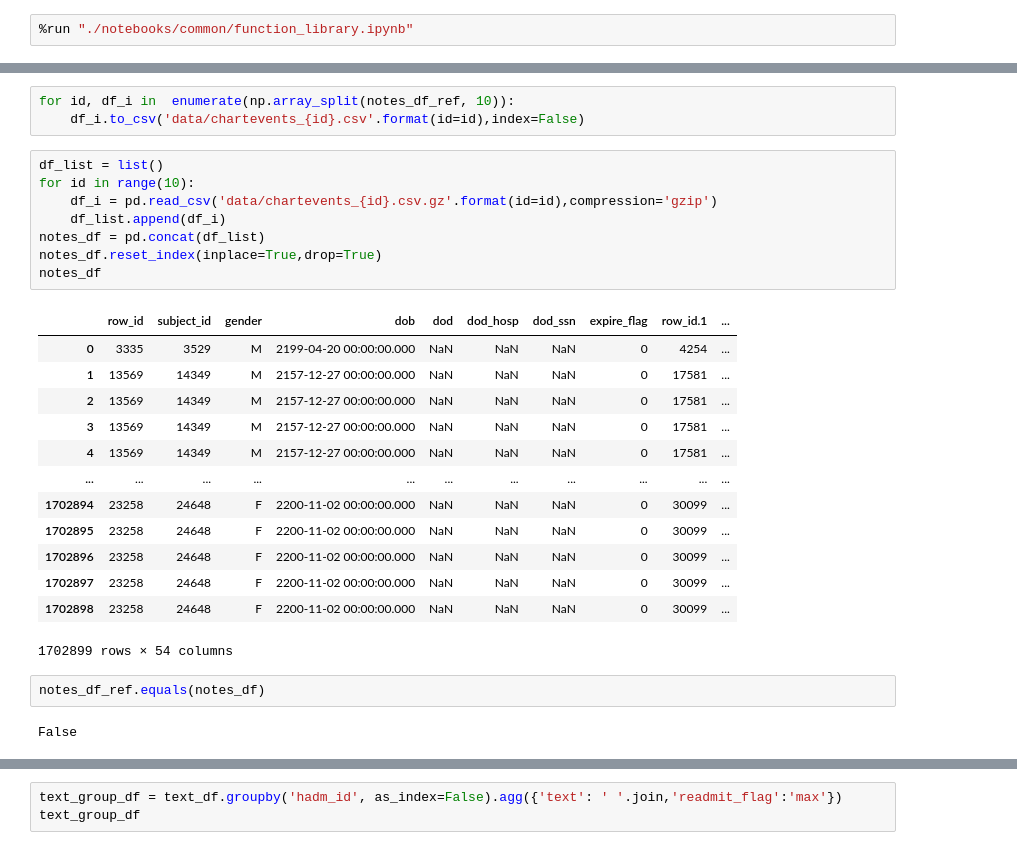
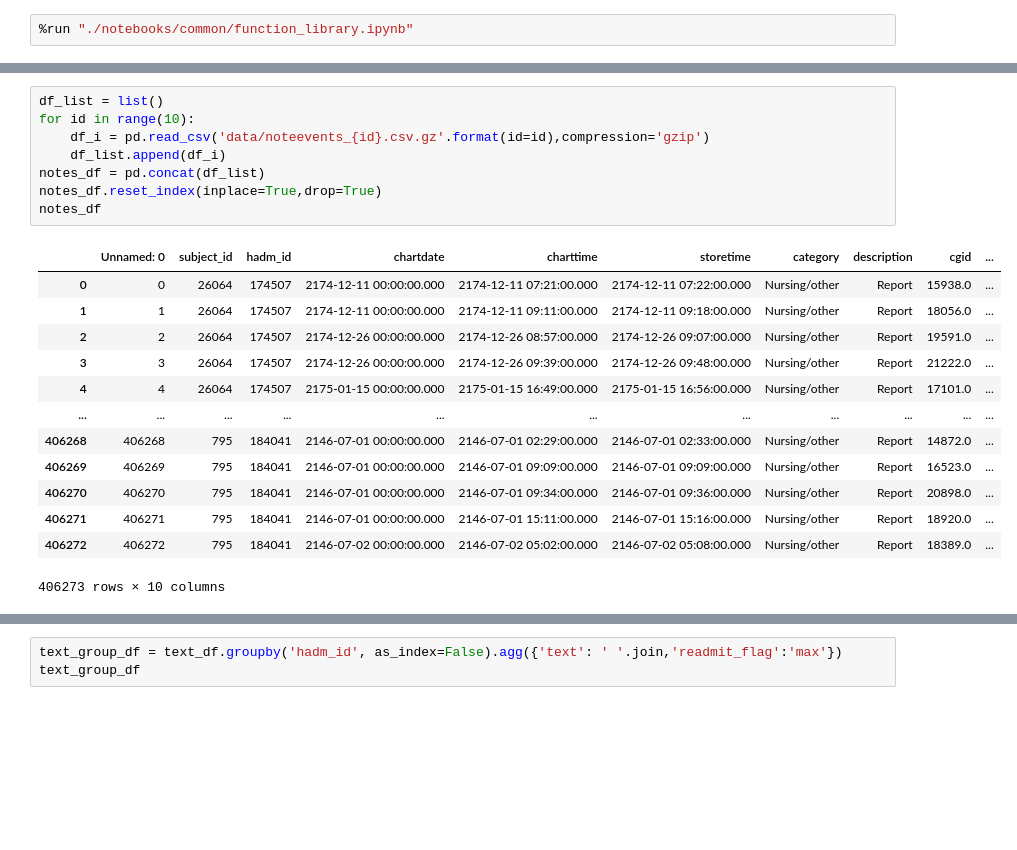
Before and after one commit to ggray15/jhach_cpdsam_symposium_workshop, a Jupyter notebook: notebooks/step_2_text_data/data_prep_text.ipynb, the cells around one changed output, grey strips where cells are left out. Drawn from its saved outputs; the diff is of its cells as text; blank space fills up the shorter version.

```diff
--- a/notebooks/step_2_text_data/data_prep_text.ipynb
+++ b/notebooks/step_2_text_data/data_prep_text.ipynb
@@ -79,32 +63,25 @@ notes_df_ref
-# %%
-for id, df_i in  enumerate(np.array_split(notes_df_ref, 10)):
-    df_i.to_csv('data/chartevents_{id}.csv'.format(id=id),index=False)
 # %%
 df_list = list()
 for id in range(10):
-    df_i = pd.read_csv('data/chartevents_{id}.csv.gz'.format(id=id),compression='gzip')
+    df_i = pd.read_csv('data/noteevents_{id}.csv.gz'.format(id=id),compression='gzip')
     df_list.append(df_i)
 notes_df = pd.concat(df_list)
 notes_df.reset_index(inplace=True,drop=True)
 notes_df
 # %% [output]
-|  | row_id | subject_id | gender | dob | dod | dod_hosp | dod_ssn | expire_flag | row_id.1 | ... |
-| 0 | 3335 | 3529 | M | 2199-04-20 00:00:00.000 | NaN | NaN | NaN | 0 | 4254 | ... |
-| 1 | 13569 | 14349 | M | 2157-12-27 00:00:00.000 | NaN | NaN | NaN | 0 | 17581 | ... |
-| 2 | 13569 | 14349 | M | 2157-12-27 00:00:00.000 | NaN | NaN | NaN | 0 | 17581 | ... |
-| 3 | 13569 | 14349 | M | 2157-12-27 00:00:00.000 | NaN | NaN | NaN | 0 | 17581 | ... |
-| 4 | 13569 | 14349 | M | 2157-12-27 00:00:00.000 | NaN | NaN | NaN | 0 | 17581 | ... |
+|  | Unnamed: 0 | subject_id | hadm_id | chartdate | charttime | storetime | category | description | cgid | ... |
+| 0 | 0 | 26064 | 174507 | 2174-12-11 00:00:00.000 | 2174-12-11 07:21:00.000 | 2174-12-11 07:22:00.000 | Nursing/other | Report | 15938.0 | ... |
+| 1 | 1 | 26064 | 174507 | 2174-12-11 00:00:00.000 | 2174-12-11 09:11:00.000 | 2174-12-11 09:18:00.000 | Nursing/other | Report | 18056.0 | ... |
+| 2 | 2 | 26064 | 174507 | 2174-12-26 00:00:00.000 | 2174-12-26 08:57:00.000 | 2174-12-26 09:07:00.000 | Nursing/other | Report | 19591.0 | ... |
+| 3 | 3 | 26064 | 174507 | 2174-12-26 00:00:00.000 | 2174-12-26 09:39:00.000 | 2174-12-26 09:48:00.000 | Nursing/other | Report | 21222.0 | ... |
+| 4 | 4 | 26064 | 174507 | 2175-01-15 00:00:00.000 | 2175-01-15 16:49:00.000 | 2175-01-15 16:56:00.000 | Nursing/other | Report | 17101.0 | ... |
 | ... | ... | ... | ... | ... | ... | ... | ... | ... | ... | ... |
-| 1702894 | 23258 | 24648 | F | 2200-11-02 00:00:00.000 | NaN | NaN | NaN | 0 | 30099 | ... |
-| 1702895 | 23258 | 24648 | F | 2200-11-02 00:00:00.000 | NaN | NaN | NaN | 0 | 30099 | ... |
-| 1702896 | 23258 | 24648 | F | 2200-11-02 00:00:00.000 | NaN | NaN | NaN | 0 | 30099 | ... |
-| 1702897 | 23258 | 24648 | F | 2200-11-02 00:00:00.000 | NaN | NaN | NaN | 0 | 30099 | ... |
-| 1702898 | 23258 | 24648 | F | 2200-11-02 00:00:00.000 | NaN | NaN | NaN | 0 | 30099 | ... |
+| 406268 | 406268 | 795 | 184041 | 2146-07-01 00:00:00.000 | 2146-07-01 02:29:00.000 | 2146-07-01 02:33:00.000 | Nursing/other | Report | 14872.0 | ... |
+| 406269 | 406269 | 795 | 184041 | 2146-07-01 00:00:00.000 | 2146-07-01 09:09:00.000 | 2146-07-01 09:09:00.000 | Nursing/other | Report | 16523.0 | ... |
+| 406270 | 406270 | 795 | 184041 | 2146-07-01 00:00:00.000 | 2146-07-01 09:34:00.000 | 2146-07-01 09:36:00.000 | Nursing/other | Report | 20898.0 | ... |
+| 406271 | 406271 | 795 | 184041 | 2146-07-01 00:00:00.000 | 2146-07-01 15:11:00.000 | 2146-07-01 15:16:00.000 | Nursing/other | Report | 18920.0 | ... |
+| 406272 | 406272 | 795 | 184041 | 2146-07-02 00:00:00.000 | 2146-07-02 05:02:00.000 | 2146-07-02 05:08:00.000 | Nursing/other | Report | 18389.0 | ... |
-1702899 rows × 54 columns
+406273 rows × 10 columns
-# %%
-notes_df_ref.equals(notes_df)
-# %% [output]
-False
 # %%
 text_df = pd.merge(target_df,notes_df,how='left',on=['hadm_id']).drop(columns=['subject_id_y']).rename(columns={'subject_id_x':'subject_id'}).sort_values(['subject_id','hadm_id','chartdate'])
 text_df['note_time_before_dicharge'] = text_df['dischtime'].astype('datetime64[ns]') - text_df['charttime'].astype('datetime64[ns]')
```
Also changed, not shown: parts of 8 cells of this notebook, 7 other files.
